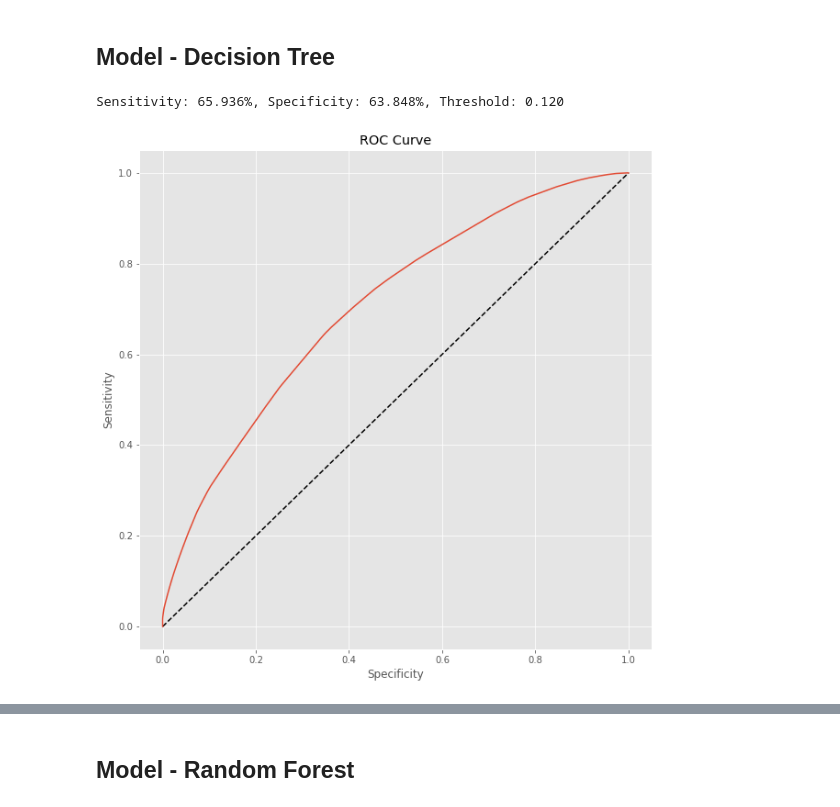
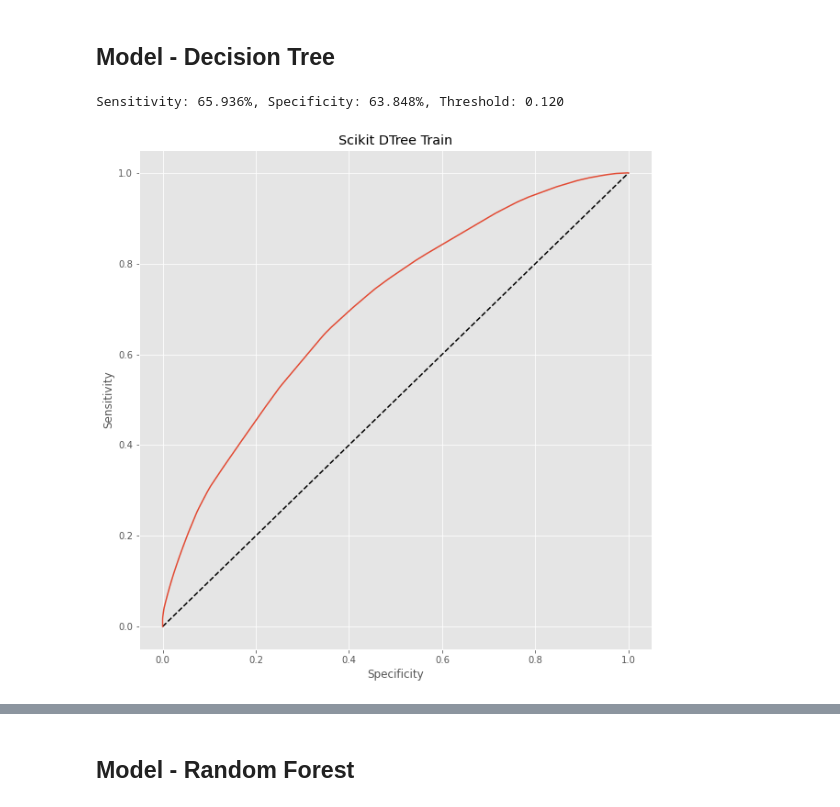
Before and after one commit to jbonfardeci/carvana-challenge, a Jupyter notebook: Carvana Dont Get Kicked.ipynb, the cells around one changed output, grey strips where cells are left out. Cells and saved outputs as stored; diff of their text form; code cells hidden in the pictures.

```diff
--- a/Carvana Dont Get Kicked.ipynb
+++ b/Carvana Dont Get Kicked.ipynb
@@ -179,7 +179,7 @@ def get_predict_frame(actual, prob, model_name='Logit'):
     return yhat, stats
 
 
-def plot_roc(actual, prob):
+def plot_roc(actual, prob, title='ROC Curve'):
     # calculate ROC curve
     fpr, tpr, thresholds = roc_curve(actual, prob)
 
@@ -191,7 +191,7 @@ def plot_roc(actual, prob):
     plt.plot(fpr, tpr)
     plt.xlabel('Specificity')
     plt.ylabel('Sensitivity')
-    plt.title('ROC Curve')
+    plt.title(title)
     plt.show()
 # %% [markdown]
 ## Load Training Data
@@ -717,15 +735,15 @@ Sensitivity: 52.368%, Specificity: 61.255%, Threshold: 0.140
 # %%
 from sklearn.tree import DecisionTreeClassifier
 
 tree_model = DecisionTreeClassifier(max_depth=8, random_state=123).fit(train_x, train_y)
 
 tree_predictions = tree_model.predict(train_x)
 tree_y_scores = tree_model.predict_proba(train_x)
 tree_prob = tree_y_scores[:,1]
-tree_yhat, tree_stats = get_predict_frame(train_y, tree_prob, 'Scikit DTree Tran')
-plot_roc(train_y, tree_prob)
+tree_yhat, tree_stats = get_predict_frame(train_y, tree_prob, 'Scikit DTree Train')
+plot_roc(train_y, tree_prob, 'Scikit DTree Train')
 
 print(tree_stats.head())
 # %% [output]
 Sensitivity: 65.936%, Specificity: 63.848%, Threshold: 0.120
-[figure, old version]
+[figure, new version]
```
Also changed, not shown: parts of 8 cells of this notebook.
